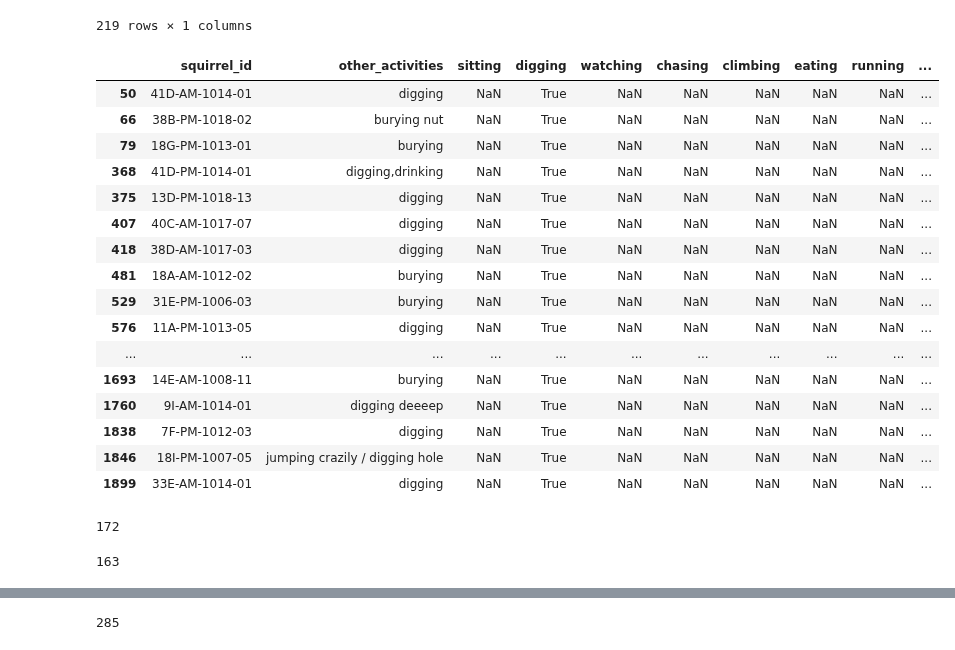
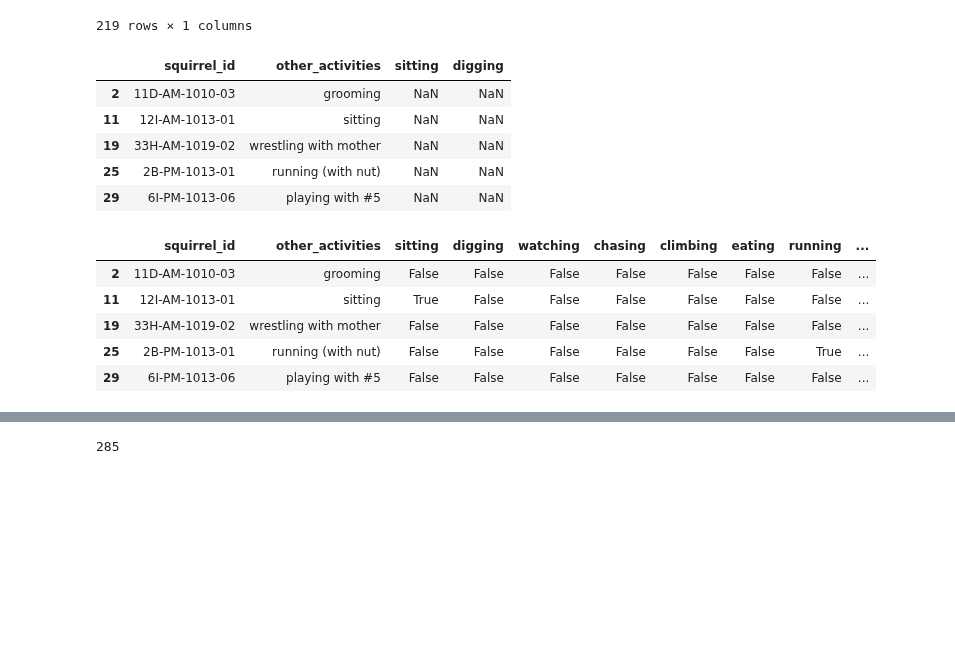
Before and after one commit to alyssahondrade/we-the-new-york-city-squirrels, a Jupyter notebook: squirrel_cleaning.ipynb, the cells around one changed output, grey strips where cells are left out. Saved outputs shown, nothing was run; the diff lists cells and outputs as text; code cells hidden in the pictures; blank space fills up the shorter version.

```diff
--- a/squirrel_cleaning.ipynb
+++ b/squirrel_cleaning.ipynb
@@ -604,0 +693,4 @@ Unique "other interactions": 152
+# %%
+# Merge with s2018_nonull
+s2018_nonull = pd.merge(s2018_nonull, dates_df, on="Unique Squirrel ID", how="inner")
+s2018_nonull.head()
@@ -604,0 +705,4 @@ Unique "other interactions": 152
+# %%
+# Drop the 'Date' column
+s2018_nonull = s2018_nonull.drop(columns=['Date'])
+s2018_nonull.head()
@@ -787,9 +892,0 @@ Name: date, dtype: int64
-# %%
-# test = pd.to_datetime(date_col)
-for idx, date in enumerate(s2018_booleans['date']):
-    date_string = datetime.strptime(str(date), "%m%d%Y").strftime("%d-%m-%Y")
-    datetime_format = pd.to_datetime(date_string, dayfirst=True).strftime("%Y-%m-%d")
-    # s2018_booleans.loc[idx, 'date'] = pd.to_datetime(date_string)
-    s2018_booleans.loc[idx, 'date'] = datetime_format
-# %%
-s2018_booleans['date'] = pd.to_datetime(s2018_booleans['date'], dayfirst=True)
@@ -871,53 +923,47 @@ missing_cols = ['sitting', 'digging']
 # Create new columns for each activity
 for col_name in missing_cols:
     other_df[col_name] = pd.Series(dtype=bool)
+
+other_df.head()
+# %% [output]
+|  | squirrel_id | other_activities | sitting | digging |
+| 2 | 11D-AM-1010-03 | grooming | NaN | NaN |
+| 11 | 12I-AM-1013-01 | sitting | NaN | NaN |
+| 19 | 33H-AM-1019-02 | wrestling with mother | NaN | NaN |
+| 25 | 2B-PM-1013-01 | running (with nut) | NaN | NaN |
+| 29 | 6I-PM-1013-06 | playing with #5 | NaN | NaN |
 # %%
 # CONVERT THIS TO A DICTIONARY LATER, for simplicity!
 # Combine activities
 patterns = [
     'sit', 'watch', 'staring', 'posing', 'hanging out', 'chillin', 'dig', 'bury', 'chas', 'climb', 'eat', 'hop', 'foraging', 'running']
 activity_col = [
     'sitting', 'watching', 'sitting', 'sitting', 'sitting', 'sitting', 'digging', 'digging', 'chasing', 'climbing', 'eating', 'running', 'foraging', 'running']
 
 all_indices = []
 for idx_pattern, pattern in enumerate(patterns):
     idx_sit = list(other_df[other_df['other_activities'].str.contains(pattern)].index)
-    all_indices.append(idx_sit)
+    # all_indices.append(idx_sit)
 
     for idx in idx_sit:
+        all_indices.append(idx)
         other_df.loc[idx, activity_col[idx_pattern]] = True
-# idx_sit = list(other_df[other_df['other_activities'].str.contains(pattern_sitting)].index)
 
-# for idx in idx_sit:
-#     other_df.loc[idx, 'sitting'] = True
+# false_rows = set(other_df.index).difference(set(all_indices))
+otherdf_cols = other_df.columns
+for idx, row in other_df.iterrows():
+    for col in otherdf_cols:
+        if (row[col] == True):
+            continue
+        # elif (row[col] == "NaN"):
+        elif isinstance(row[col], float):
+            other_df.loc[idx, col] = False
 
-other_df[other_df['digging'] == True]
-# for idx, row in other_df.iterrows():
-#     print(row['other_activities'])
+other_df.head()
 # %% [output]
 |  | squirrel_id | other_activities | sitting | digging | watching | chasing | climbing | eating | running | ... |
-| 50 | 41D-AM-1014-01 | digging | NaN | True | NaN | NaN | NaN | NaN | NaN | ... |
-| 66 | 38B-PM-1018-02 | burying nut | NaN | True | NaN | NaN | NaN | NaN | NaN | ... |
-| 79 | 18G-PM-1013-01 | burying | NaN | True | NaN | NaN | NaN | NaN | NaN | ... |
-| 368 | 41D-PM-1014-01 | digging,drinking | NaN | True | NaN | NaN | NaN | NaN | NaN | ... |
-| 375 | 13D-PM-1018-13 | digging | NaN | True | NaN | NaN | NaN | NaN | NaN | ... |
-| 407 | 40C-AM-1017-07 | digging | NaN | True | NaN | NaN | NaN | NaN | NaN | ... |
-| 418 | 38D-AM-1017-03 | digging | NaN | True | NaN | NaN | NaN | NaN | NaN | ... |
-| 481 | 18A-AM-1012-02 | burying | NaN | True | NaN | NaN | NaN | NaN | NaN | ... |
-| 529 | 31E-PM-1006-03 | burying | NaN | True | NaN | NaN | NaN | NaN | NaN | ... |
-| 576 | 11A-PM-1013-05 | digging | NaN | True | NaN | NaN | NaN | NaN | NaN | ... |
-| ... | ... | ... | ... | ... | ... | ... | ... | ... | ... | ... |
-| 1693 | 14E-AM-1008-11 | burying | NaN | True | NaN | NaN | NaN | NaN | NaN | ... |
-| 1760 | 9I-AM-1014-01 | digging deeeep | NaN | True | NaN | NaN | NaN | NaN | NaN | ... |
-| 1838 | 7F-PM-1012-03 | digging | NaN | True | NaN | NaN | NaN | NaN | NaN | ... |
-| 1846 | 18I-PM-1007-05 | jumping crazily / digging hole | NaN | True | NaN | NaN | NaN | NaN | NaN | ... |
-| 1899 | 33E-AM-1014-01 | digging | NaN | True | NaN | NaN | NaN | NaN | NaN | ... |
+| 2 | 11D-AM-1010-03 | grooming | False | False | False | False | False | False | False | ... |
+| 11 | 12I-AM-1013-01 | sitting | True | False | False | False | False | False | False | ... |
+| 19 | 33H-AM-1019-02 | wrestling with mother | False | False | False | False | False | False | False | ... |
+| 25 | 2B-PM-1013-01 | running (with nut) | False | False | False | False | False | False | True | ... |
+| 29 | 6I-PM-1013-06 | playing with #5 | False | False | False | False | False | False | False | ... |
-# %%
-flat_indices = [value for row in all_indices for value in row]
-len(flat_indices)
-# %% [output]
-172
-# %%
-len(set(flat_indices))
-# %% [output]
-163
```
Also changed, not shown: parts of 58 cells of this notebook, 5 other files.
